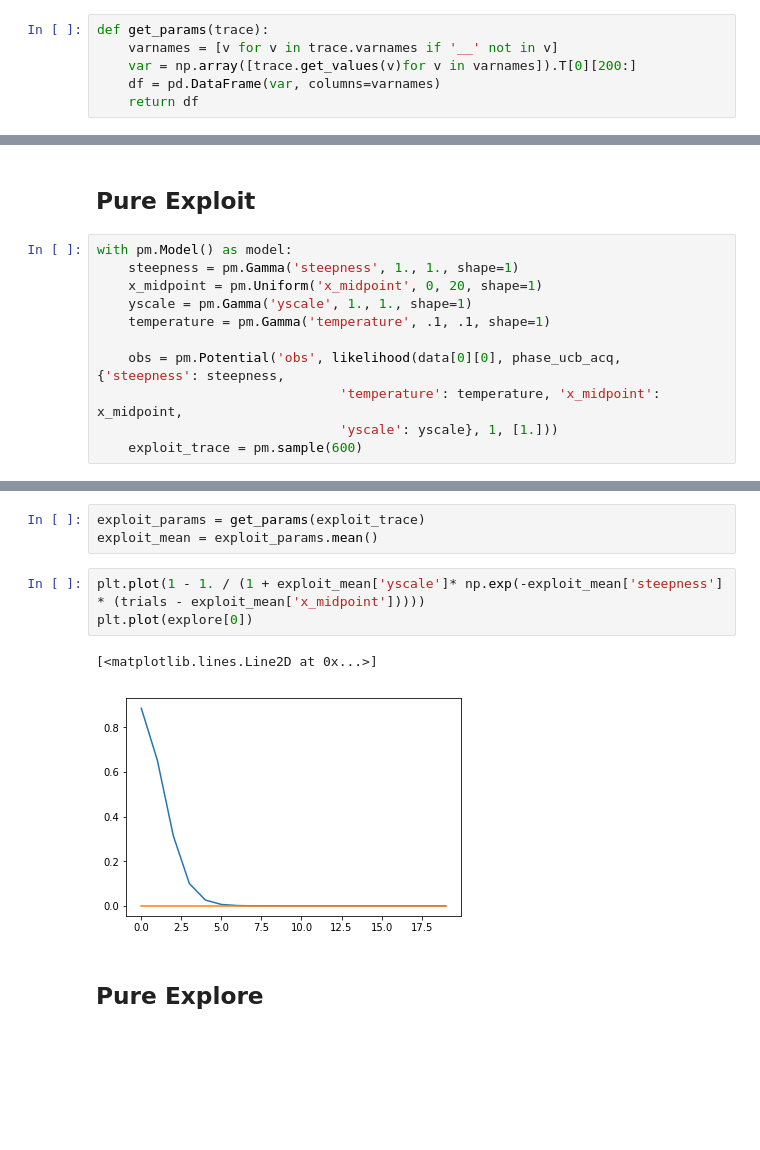
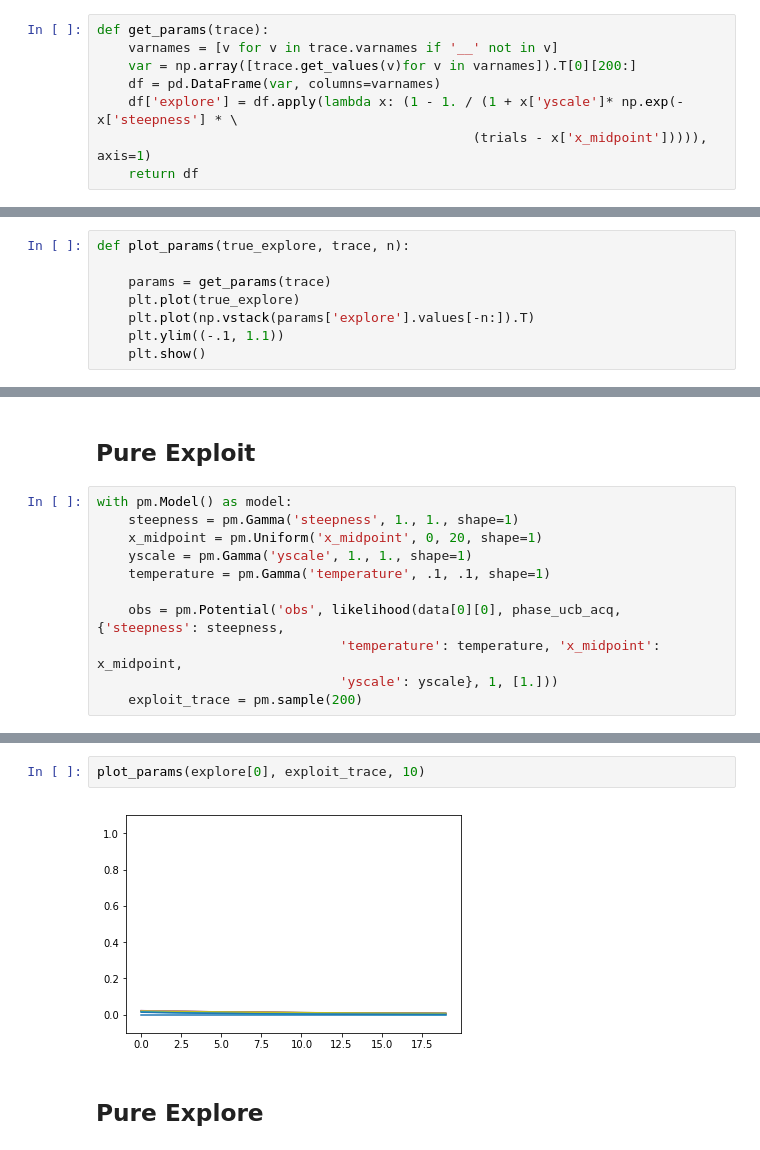
Before and after one commit to bmontambault/Active-Learning, a Jupyter notebook: individual_differences/Phase UCB Tests.ipynb, the cells around one changed output, grey strips where cells are left out. Cells and saved outputs as stored; diff of their text form; blank space fills up the shorter version.

```diff
--- a/individual_differences/Phase UCB Tests.ipynb
+++ b/individual_differences/Phase UCB Tests.ipynb
@@ -27,4 +27,6 @@ def get_params(trace):
     varnames = [v for v in trace.varnames if '__' not in v]
     var = np.array([trace.get_values(v)for v in varnames]).T[0][200:]
     df = pd.DataFrame(var, columns=varnames)
+    df['explore'] = df.apply(lambda x: (1 - 1. / (1 + x['yscale']* np.exp(-x['steepness'] * \
+                                                (trials - x['x_midpoint'])))), axis=1)
     return df
@@ -31,3 +36,11 @@ def get_params(trace):
+# %%
+def plot_params(true_explore, trace, n):
+
+    params = get_params(trace)
+    plt.plot(true_explore)
+    plt.plot(np.vstack(params['explore'].values[-n:]).T)
+    plt.ylim((-.1, 1.1))
+    plt.show()
 # %%
 results = get_results('data/results.json').iloc[3:]
 function_names = results['function_name'].unique()
@@ -92,5 +105,5 @@ with pm.Model() as model:
     obs = pm.Potential('obs', likelihood(data[0][0], phase_ucb_acq, {'steepness': steepness,
                                'temperature': temperature, 'x_midpoint': x_midpoint,
                                'yscale': yscale}, 1, [1.]))
-    exploit_trace = pm.sample(600)
+    exploit_trace = pm.sample(200)
 # %% [output]
@@ -106,13 +120,8 @@ There were 137 divergences after tuning. Increase `target_accept` or reparameter
 The estimated number of effective samples is smaller than 200 for some parameters.
-# %%
-exploit_params = get_params(exploit_trace)
-exploit_mean = exploit_params.mean()
-# %%
-plt.plot(1 - 1. / (1 + exploit_mean['yscale']* np.exp(-exploit_mean['steepness'] * (trials - exploit_mean['x_midpoint']))))
-plt.plot(explore[0])
-# %% [output]
-[<matplotlib.lines.Line2D at 0x...>]
-[figure, removed]
+# %%
+plot_params(explore[0], exploit_trace, 10)
+# %% [output]
+[figure, added]
 # %% [markdown]
 ## Pure Explore
 # %%
```
Also changed, not shown: parts of 20 cells of this notebook, 2 other files.
